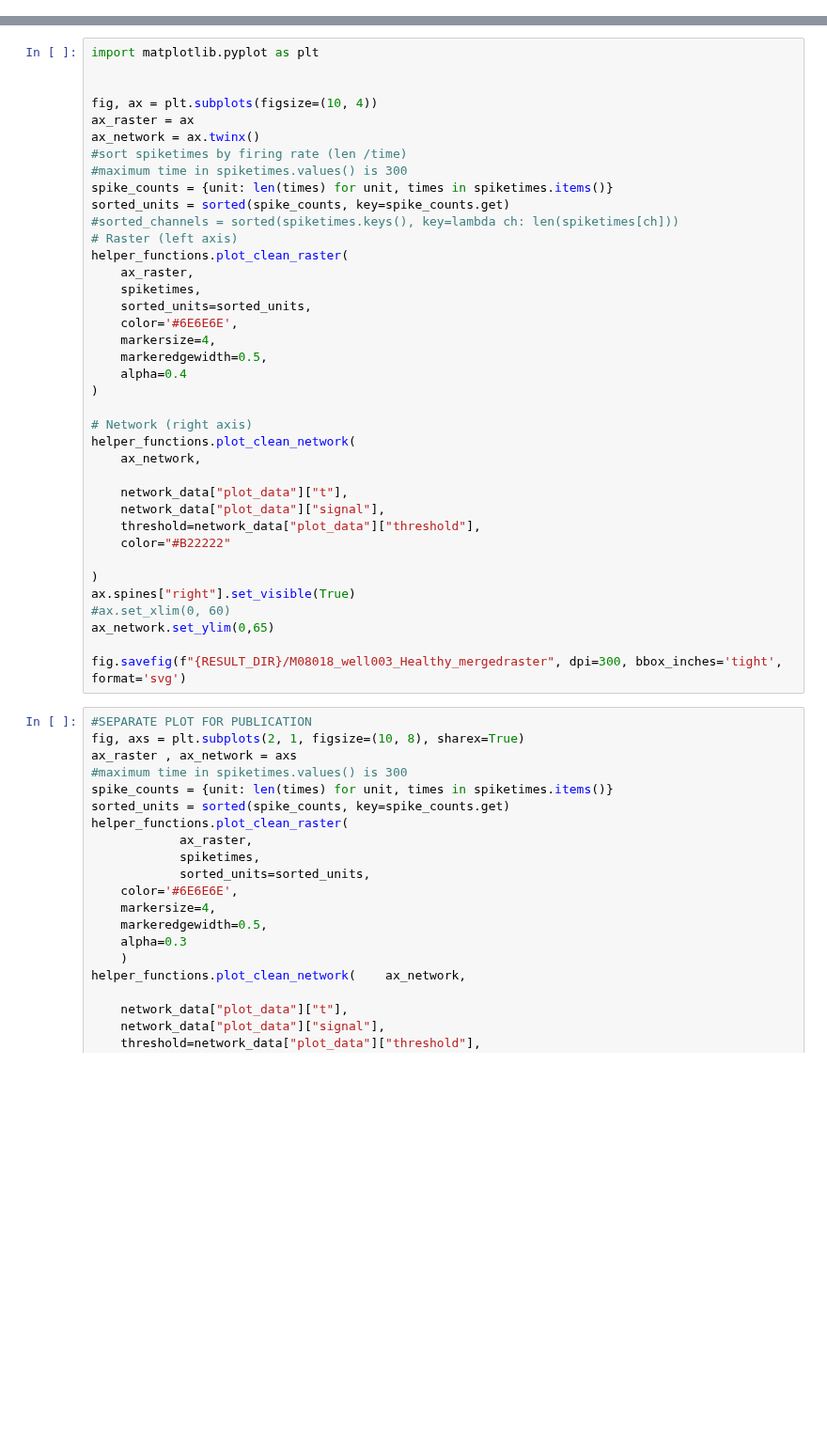
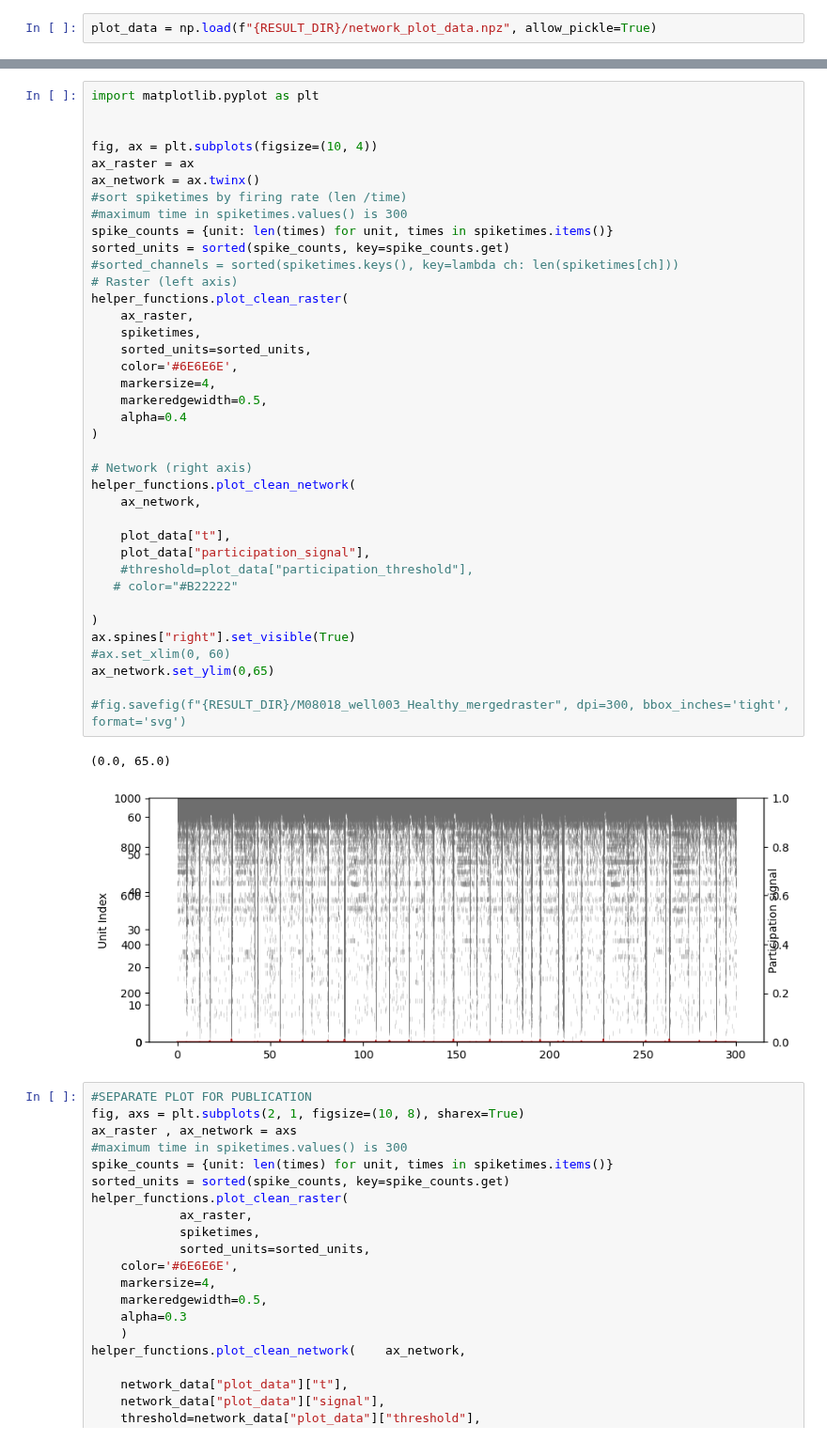
Before and after one commit to BenShalomLab/MEA-Analysis, a Jupyter notebook: PlottingNotebooks/plotRasterandNetwork_pub.ipynb, the cells around one changed output, grey strips where cells are left out. Shown at 94% size. Drawn from its saved outputs; the diff is of its cells as text; blank space fills up the shorter version.

```diff
--- a/PlottingNotebooks/plotRasterandNetwork_pub.ipynb
+++ b/PlottingNotebooks/plotRasterandNetwork_pub.ipynb
@@ -13,0 +15,2 @@ with open(f"{RESULT_DIR}/network_results.json", "r") as f:
+# %%
+plot_data = np.load(f"{RESULT_DIR}/network_plot_data.npz", allow_pickle=True)
@@ -17,38 +36,41 @@ import matplotlib.pyplot as plt
 
 fig, ax = plt.subplots(figsize=(10, 4))
 ax_raster = ax
 ax_network = ax.twinx()
 #sort spiketimes by firing rate (len /time)
 #maximum time in spiketimes.values() is 300
 spike_counts = {unit: len(times) for unit, times in spiketimes.items()}
 sorted_units = sorted(spike_counts, key=spike_counts.get)
 #sorted_channels = sorted(spiketimes.keys(), key=lambda ch: len(spiketimes[ch]))
 # Raster (left axis)
 helper_functions.plot_clean_raster(
     ax_raster,
     spiketimes,
     sorted_units=sorted_units,
     color='#6E6E6E',
     markersize=4,
     markeredgewidth=0.5,
     alpha=0.4
 )
 
 # Network (right axis)
 helper_functions.plot_clean_network(
     ax_network,
 
-    network_data["plot_data"]["t"],
-    network_data["plot_data"]["signal"],
-    threshold=network_data["plot_data"]["threshold"],
-    color="#B22222"
+    plot_data["t"],
+    plot_data["participation_signal"],
+    #threshold=plot_data["participation_threshold"],
+   # color="#B22222"
 
 )
 ax.spines["right"].set_visible(True)
 #ax.set_xlim(0, 60)
 ax_network.set_ylim(0,65)
 
-fig.savefig(f"{RESULT_DIR}/M08018_well003_Healthy_mergedraster", dpi=300, bbox_inches='tight', format='svg')
+#fig.savefig(f"{RESULT_DIR}/M08018_well003_Healthy_mergedraster", dpi=300, bbox_inches='tight', format='svg')
+# %% [output]
+(0.0, 65.0)
+[figure, added]
 # %%
 #SEPARATE PLOT FOR PUBLICATION
 fig, axs = plt.subplots(2, 1, figsize=(10, 8), sharex=True)
```
Also changed, not shown: parts of 7 cells of this notebook, 2 other files.
